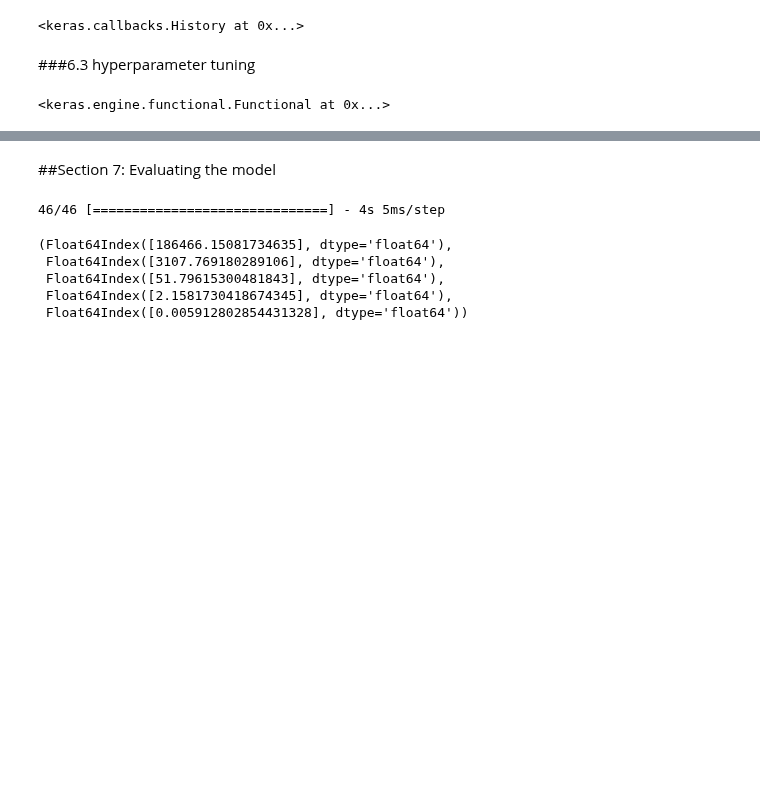
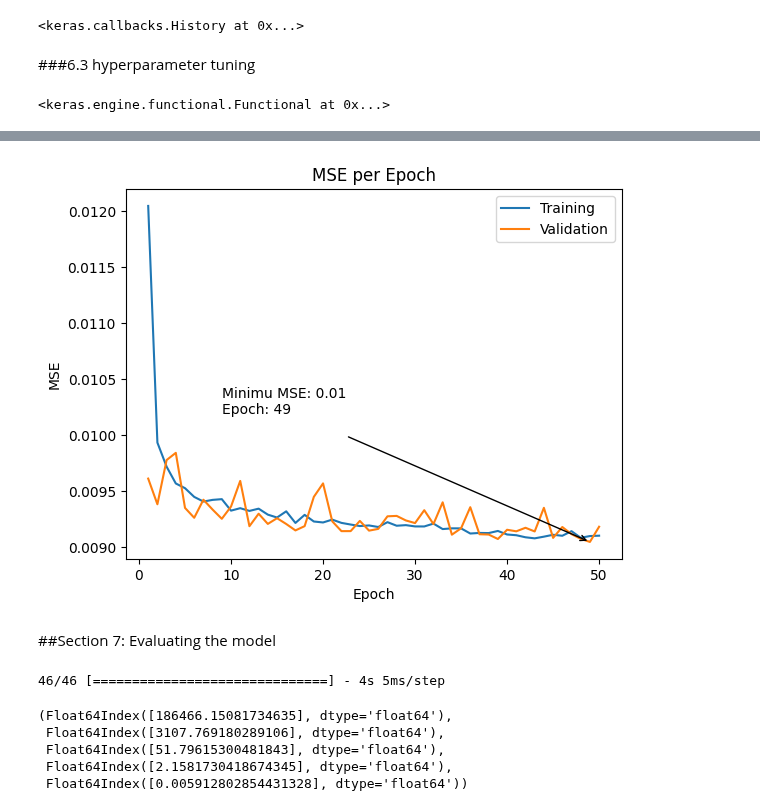
Before and after one commit to adamzbikowski/Process-Mining-Dissertation, a Jupyter notebook: timestamp_pipeline.ipynb, the cells around one changed output, grey strips where cells are left out. Saved outputs shown, nothing was run; the diff lists cells and outputs as text; code cells hidden in the pictures; blank space fills up the shorter version.

```diff
--- a/timestamp_pipeline.ipynb
+++ b/timestamp_pipeline.ipynb
@@ -1035,3 +1105,33 @@ Epoch 7/10
+# %%
+import keras
+from matplotlib import pyplot as plt
+# plt.plot([i * 100 for i in history.history['accuracy']])
+# plt.plot([i * 100 for i in history.history['val_accuracy']])
+
+fig, ax = plt.subplots()
+x = list(range(1,51))
+ax.plot(x, [i for i in history.history['mse']]
+)
+ax.plot(x, [i for i in history.history['val_mse']]
+)
+
+# Find the maximum value and its index
+ymax = np.min([i for i in history.history['val_mse']])
+imax = np.argmin([i for i in history.history['val_mse']])
+
+# Annotate the maximum value
+ax.annotate(f'Minimu MSE: {round(ymax,2)} \nEpoch: {x[imax]}\n',
+            xy=(x[imax], ymax), xytext=(x[imax]-40, ymax+0.001),
+            arrowprops=dict(facecolor='black', arrowstyle='->'))
+
+plt.title('MSE per Epoch')
+plt.ylabel('MSE')
+plt.xlabel('Epoch')
+plt.legend(['Training', 'Validation'], loc='upper right')
+
+plt.show()
+# %% [output]
+[figure, added]
 # %% [markdown]
 ##Section 7: Evaluating the model
 # %%
```
Also changed, not shown: parts of 4 cells of this notebook.
